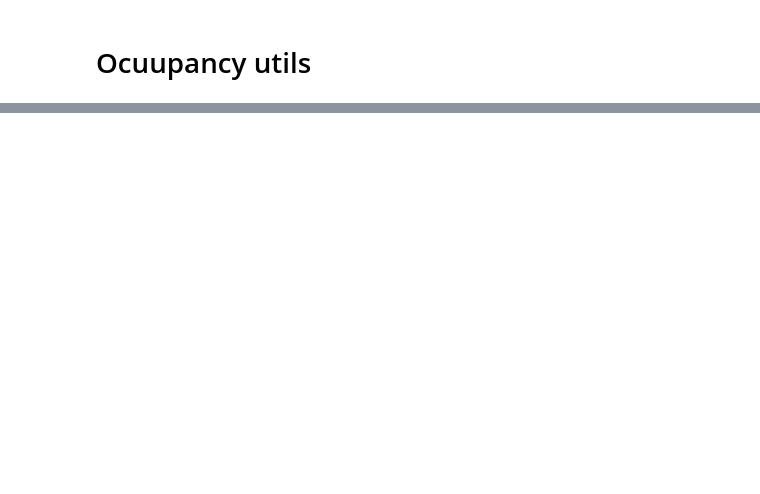
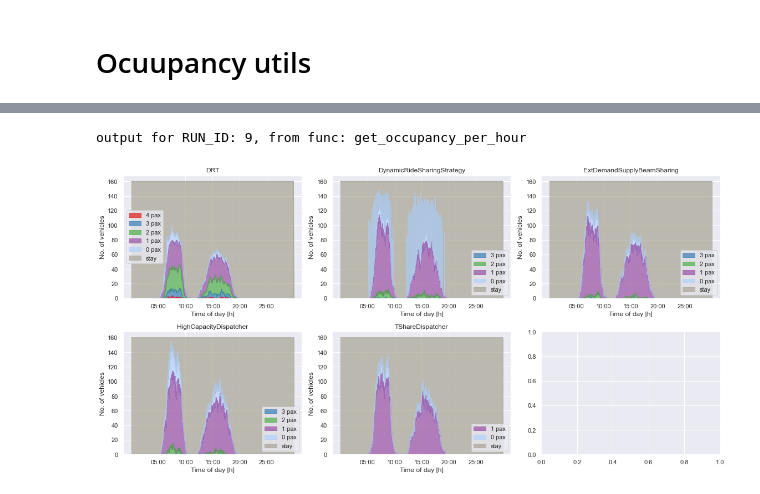
Before and after one commit to geosimlab/synthetic-cities, a Jupyter notebook: src/main/python/analysis/SimulationAnalysis.ipynb, the cells around one changed output, grey strips where cells are left out. Saved outputs shown, nothing was run; the diff lists cells and outputs as text; code cells hidden in the pictures; blank space fills up the shorter version.

```diff
--- a/src/main/python/analysis/SimulationAnalysis.ipynb
+++ b/src/main/python/analysis/SimulationAnalysis.ipynb
@@ -64,0 +93,10 @@ fig
+# %%
+occupancy_dfs = files.iterate_algorithms(PATH, occupancy.get_occupancy_per_hour)
+fig, axes = plt.subplots(nrows=2, ncols=3, figsize=(16,8))
+for i, alg in enumerate(occupancy_dfs.keys()):
+    ax = axes[i//3][i%3]
+    occupancy.plot_occuancy_data(occupancy_dfs[alg], alg, ax)
+fig.tight_layout()
+# %% [output]
+output for RUN_ID: 9, from func: get_occupancy_per_hour
+[figure, added]
```
Also changed, not shown: parts of 7 cells of this notebook, 2 other files.
